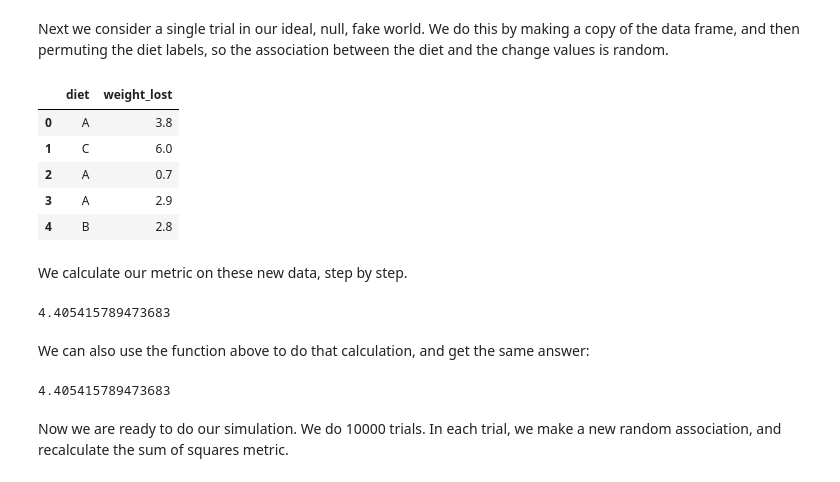
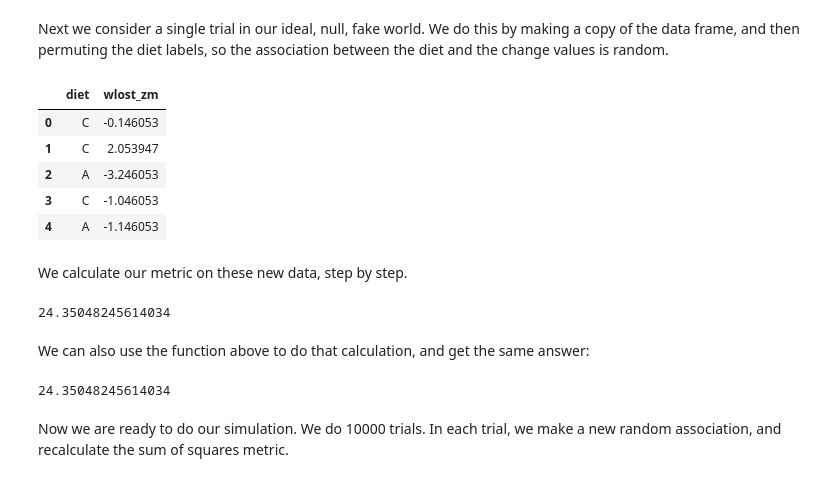
Before and after one commit to matthew-brett/some-tutorials, a Jupyter notebook: oneway/oneway_diets.ipynb, the cells around one changed output. Cells and saved outputs as stored; diff of their text form; code cells hidden in the pictures.

```diff
--- a/oneway/oneway_diets.ipynb
+++ b/oneway/oneway_diets.ipynb
@@ -187,0 +183,6 @@ plt.legend();
+# %%
+# "zm" stands for "zero mean"
+diets_zm = pd.DataFrame()
+diets_zm['diet'] = diets['diet'].copy()
+diets_zm['wlost_zm'] = diets['weight_lost'] - overall_mean
+diets_zm.head()
@@ -252,35 +295,35 @@ Next we consider a single trial in our ideal, null, fake world.  We do this by
 making a copy of the data frame, and then permuting the diet labels, so
 the association between the diet and the change values is random.
 # %%
-fake_data = diets.copy()
-# Permute the treatment labels
+fake_data = diets_zm.copy()
+# Permute the group labels
 fake_data['diet'] = np.random.permutation(fake_data['diet'])
 fake_data.head()
 # %% [output]
-|  | diet | weight_lost |
-| 0 | A | 3.8 |
-| 1 | C | 6.0 |
-| 2 | A | 0.7 |
-| 3 | A | 2.9 |
-| 4 | B | 2.8 |
+|  | diet | wlost_zm |
+| 0 | C | -0.146053 |
+| 1 | C | 2.053947 |
+| 2 | A | -3.246053 |
+| 3 | C | -1.046053 |
+| 4 | A | -1.146053 |
 # %% [markdown]
 We calculate our metric on these new data, step by step.
 # %%
-fake_grouped = fake_data.groupby('diet')['weight_lost']
-# Notice that the overall_mean cannot change because we did not
-# change these values.
-fake_sq_gmd = (fake_grouped.mean() - overall_mean) ** 2
+fake_grouped = fake_data.groupby('diet')['wlost_zm']
+# Notice that the overall mean of 0 cannot change because we did not
+# change the values that make up the mean.
+fake_sq_gmd = fake_grouped.mean() ** 2
 fake_sn_sq_gmd = np.sum(fake_sq_gmd * fake_grouped.count())
 fake_sn_sq_gmd
 # %% [output]
-4.405415789473683
+24.35048245614034
 # %% [markdown]
 We can also use the function above to do that calculation, and get the same
 answer:
 # %%
-get_sn_sq_gmd(fake_data, 'diet', 'weight_lost')
+get_sn_sq_gmd(fake_data, 'diet', 'wlost_zm')
 # %% [output]
-4.405415789473683
+24.35048245614034
 # %% [markdown]
 Now we are ready to do our simulation.  We do 10000 trials. In each trial, we
 make a new random association, and recalculate the sum of squares metric.
```
Also changed, not shown: parts of 40 cells of this notebook, 1 other file.
